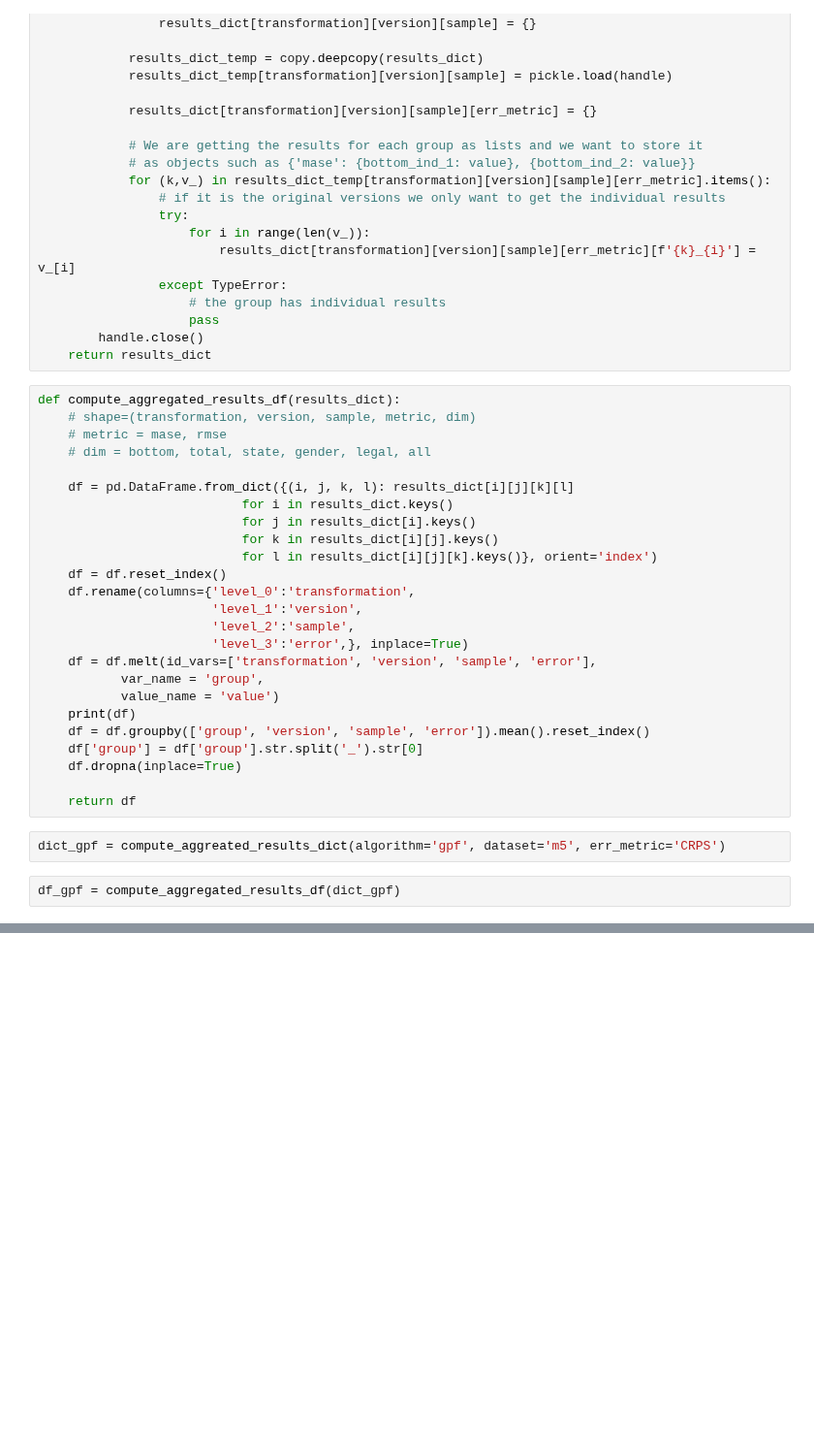
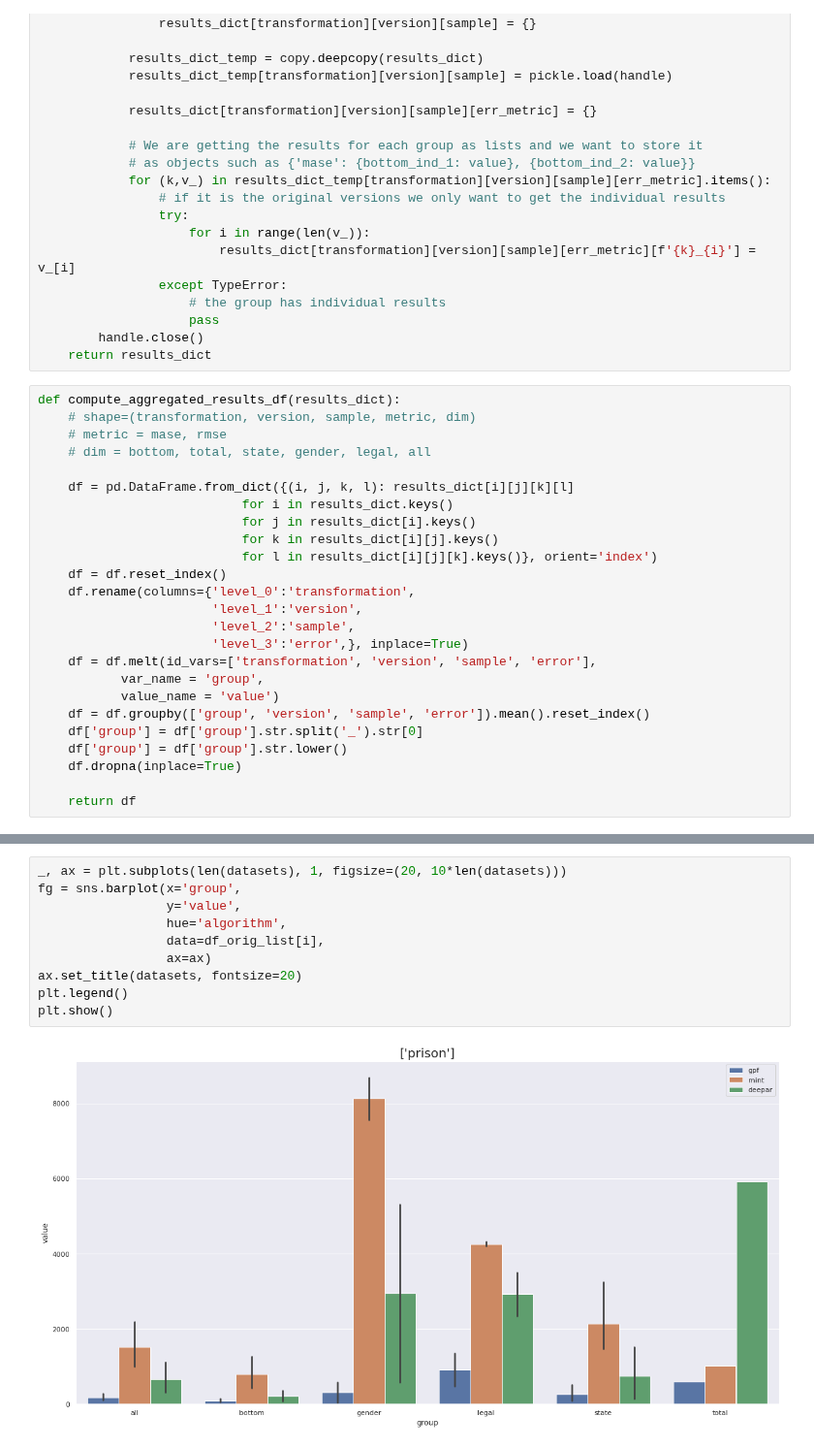
Before and after one commit to luisroque/run_models_distributed, a Jupyter notebook: notebooks/Results_comparing_all_algorithms_paper1_probabilistic.ipynb, the cells around one changed output, grey strips where cells are left out. Shown at 97% size. Cells and saved outputs as stored; diff of their text form; blank space fills up the shorter version.

```diff
--- a/notebooks/Results_comparing_all_algorithms_paper1_probabilistic.ipynb
+++ b/notebooks/Results_comparing_all_algorithms_paper1_probabilistic.ipynb
@@ -95,13 +100,9 @@ def compute_aggregated_results_df(results_dict):
     df = df.melt(id_vars=['transformation', 'version', 'sample', 'error'],
            var_name = 'group',
            value_name = 'value')
-    print(df)
     df = df.groupby(['group', 'version', 'sample', 'error']).mean().reset_index()
     df['group'] = df['group'].str.split('_').str[0]
+    df['group'] = df['group'].str.lower()
     df.dropna(inplace=True)
 
     return df
-# %%
-dict_gpf = compute_aggreated_results_dict(algorithm='gpf', dataset='m5', err_metric='CRPS')
-# %%
-df_gpf = compute_aggregated_results_df(dict_gpf)
@@ -164,0 +194,12 @@ AttributeError: 'AxesSubplot' object has no attribute 'ravel'
+# %%
+_, ax = plt.subplots(len(datasets), 1, figsize=(20, 10*len(datasets)))
+fg = sns.barplot(x='group',
+                 y='value',
+                 hue='algorithm',
+                 data=df_orig_list[i],
+                 ax=ax)
+ax.set_title(datasets, fontsize=20)
+plt.legend()
+plt.show()
+# %% [output]
+[figure, added]
```
Also changed, not shown: parts of 21 cells of this notebook, 1 other file.
